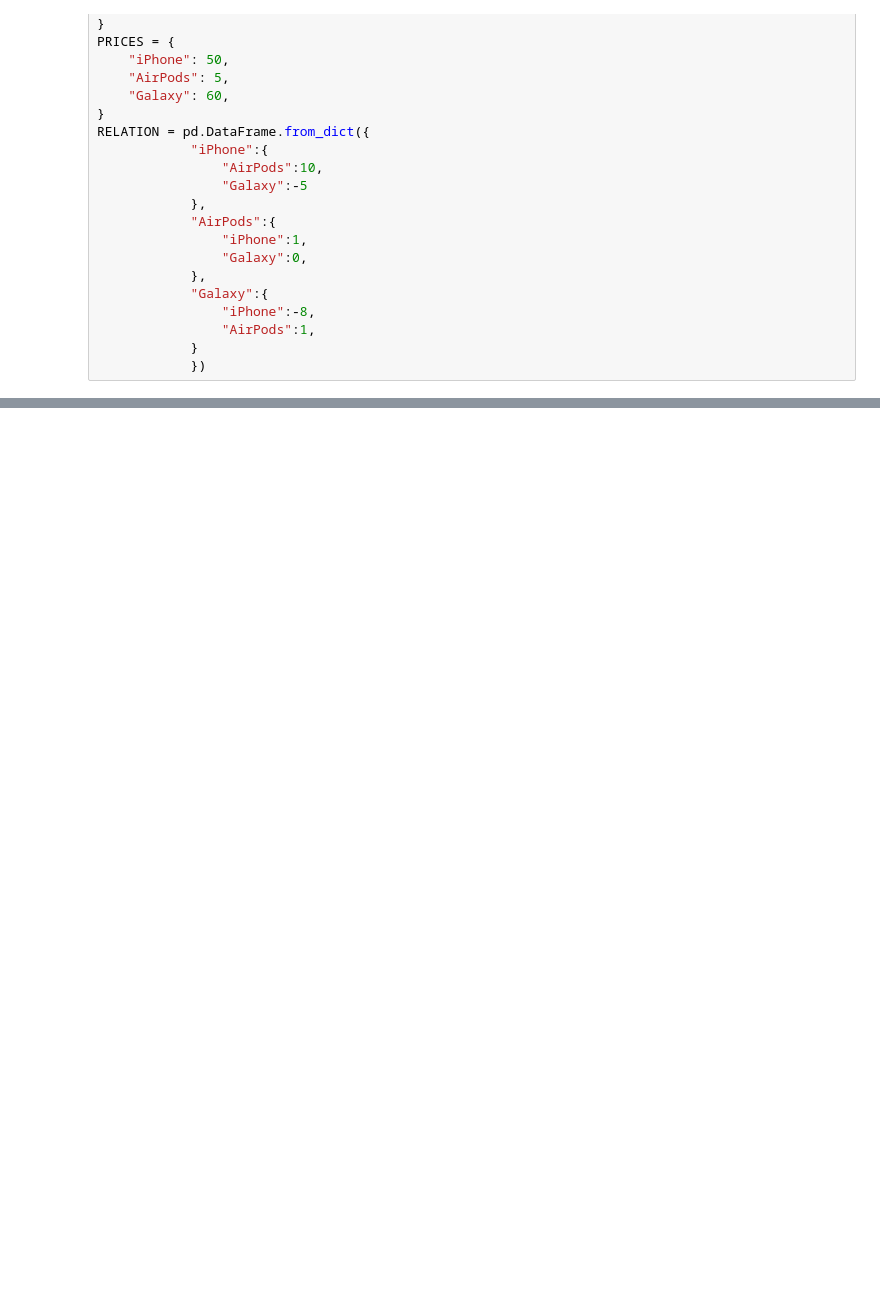
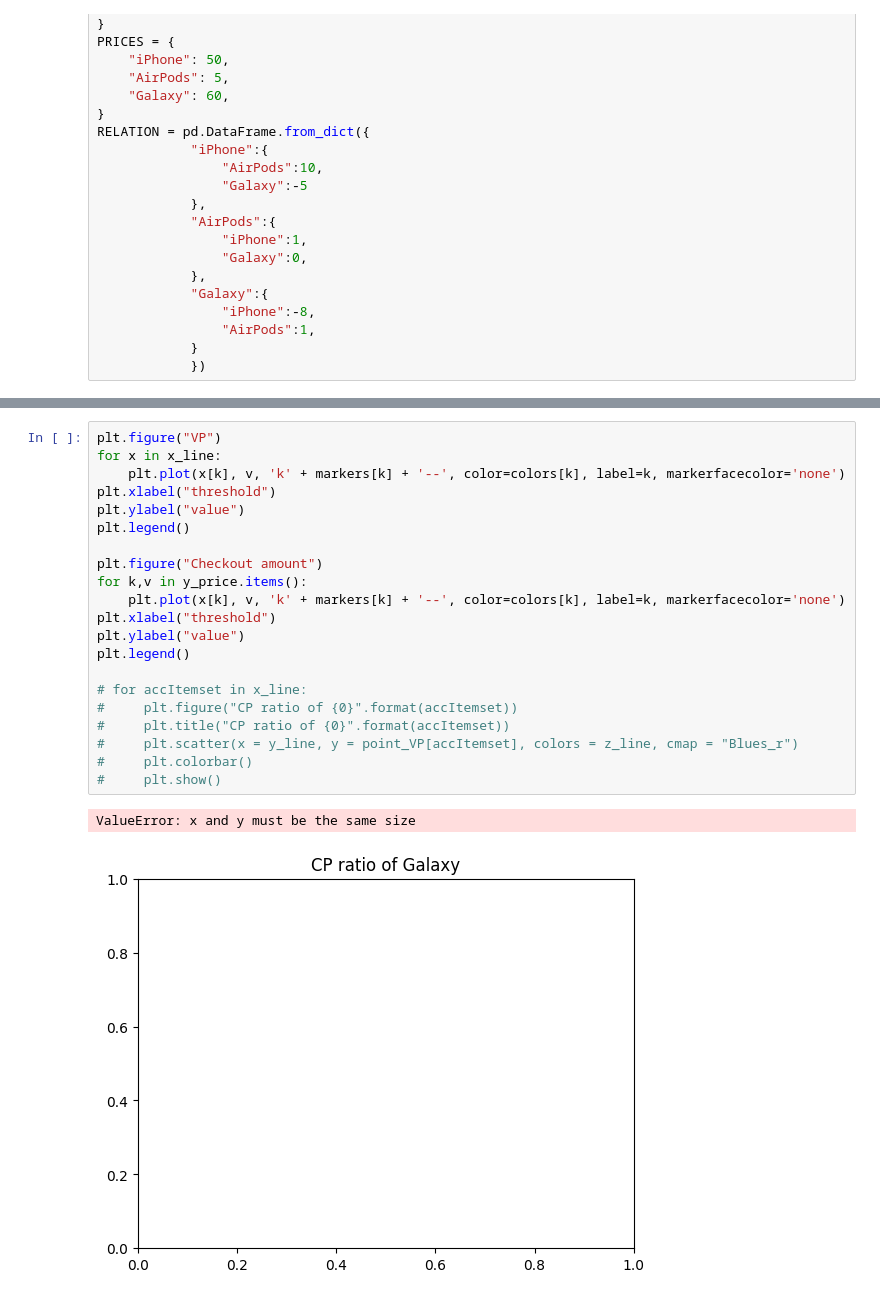
Before and after one commit to Cerulean0601/thesis, a Jupyter notebook: Greedy.ipynb, the cells around one changed output, grey strips where cells are left out. Cells and saved outputs as stored; diff of their text form; blank space fills up the shorter version.

```diff
--- a/Greedy.ipynb
+++ b/Greedy.ipynb
@@ -108,0 +274,24 @@ Connecting the edges...Done
+# %%
+plt.figure("VP")
+for x in x_line:
+    plt.plot(x[k], v, 'k' + markers[k] + '--', color=colors[k], label=k, markerfacecolor='none')
+plt.xlabel("threshold")
+plt.ylabel("value")
+plt.legend()
+
+plt.figure("Checkout amount")
+for k,v in y_price.items():
+    plt.plot(x[k], v, 'k' + markers[k] + '--', color=colors[k], label=k, markerfacecolor='none')
+plt.xlabel("threshold")
+plt.ylabel("value")
+plt.legend()
+
+# for accItemset in x_line:
+#     plt.figure("CP ratio of {0}".format(accItemset))
+#     plt.title("CP ratio of {0}".format(accItemset))
+#     plt.scatter(x = y_line, y = point_VP[accItemset], colors = z_line, cmap = "Blues_r")
+#     plt.colorbar()
+#     plt.show()
+# %% [output]
+ValueError: x and y must be the same size
+[figure, added]
```
Also changed, not shown: parts of 10 cells of this notebook, 9 other files.
